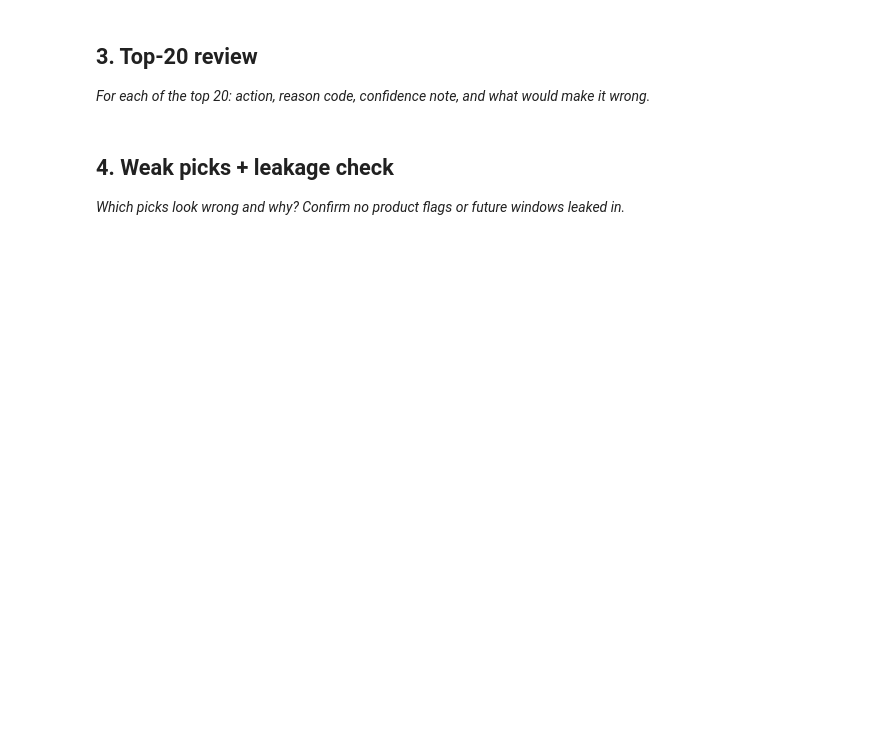
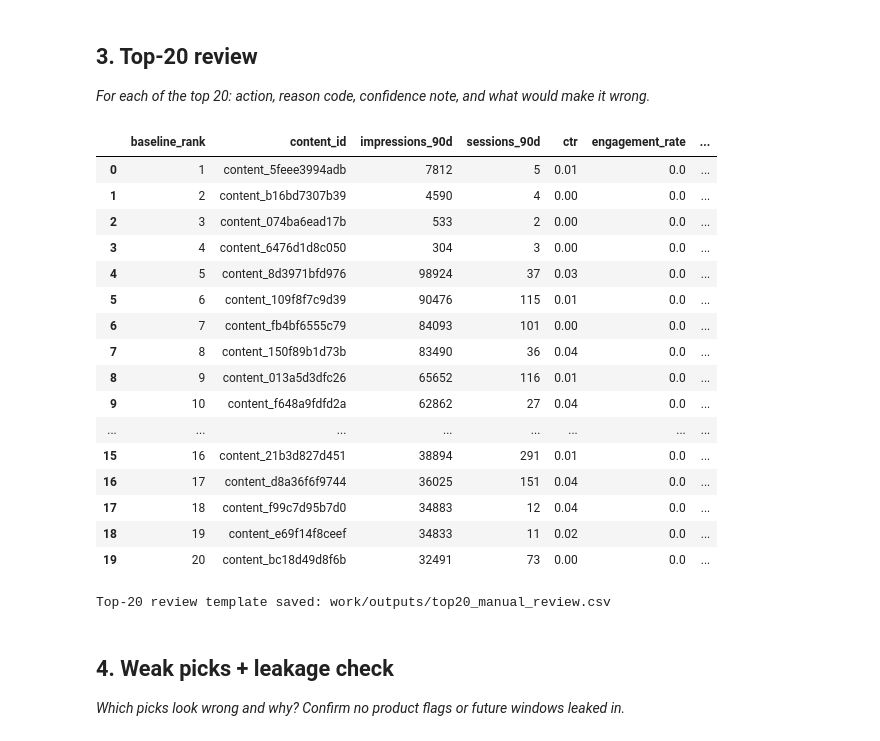
Before and after one commit to suyashverma0/flyrank-ml-workspace2, a Jupyter notebook: work/notebooks/w04_baseline_score.ipynb, the cells around one changed output. Saved outputs shown, nothing was run; the diff lists cells and outputs as text; code cells hidden in the pictures; blank space fills up the shorter version.

```diff
--- a/work/notebooks/w04_baseline_score.ipynb
+++ b/work/notebooks/w04_baseline_score.ipynb
@@ -237,6 +305,39 @@ FileNotFoundError: Starter CSV not found. Make sure the repository is cloned and
 # %%
 # This cell is for CODE (numbers, a query, a check).
 # Write your text answer in the cell ABOVE this one — typing sentences here breaks Run All.
+
+top20 = ranked.head(20).copy()
+
+# Create a manual review column for your observations.
+top20["manual_review_observation"] = ""
+top20["review_verdict"] = ""
+
+display(top20)
+
+# Save the Top-20 review template separately.
+top20_path = output_dir / "top20_manual_review.csv"
+top20.to_csv(top20_path, index=False)
+
+print("Top-20 review template saved:", top20_path)
+# %% [output]
+|  | baseline_rank | content_id | impressions_90d | sessions_90d | ctr | engagement_rate | ... |
+| 0 | 1 | content_5feee3994adb | 7812 | 5 | 0.01 | 0.0 | ... |
+| 1 | 2 | content_b16bd7307b39 | 4590 | 4 | 0.00 | 0.0 | ... |
+| 2 | 3 | content_074ba6ead17b | 533 | 2 | 0.00 | 0.0 | ... |
+| 3 | 4 | content_6476d1d8c050 | 304 | 3 | 0.00 | 0.0 | ... |
+| 4 | 5 | content_8d3971bfd976 | 98924 | 37 | 0.03 | 0.0 | ... |
+| 5 | 6 | content_109f8f7c9d39 | 90476 | 115 | 0.01 | 0.0 | ... |
+| 6 | 7 | content_fb4bf6555c79 | 84093 | 101 | 0.00 | 0.0 | ... |
+| 7 | 8 | content_150f89b1d73b | 83490 | 36 | 0.04 | 0.0 | ... |
+| 8 | 9 | content_013a5d3dfc26 | 65652 | 116 | 0.01 | 0.0 | ... |
+| 9 | 10 | content_f648a9fdfd2a | 62862 | 27 | 0.04 | 0.0 | ... |
+| ... | ... | ... | ... | ... | ... | ... | ... |
+| 15 | 16 | content_21b3d827d451 | 38894 | 291 | 0.01 | 0.0 | ... |
+| 16 | 17 | content_d8a36f6f9744 | 36025 | 151 | 0.04 | 0.0 | ... |
+| 17 | 18 | content_f99c7d95b7d0 | 34883 | 12 | 0.04 | 0.0 | ... |
+| 18 | 19 | content_e69f14f8ceef | 34833 | 11 | 0.02 | 0.0 | ... |
+| 19 | 20 | content_bc18d49d8f6b | 32491 | 73 | 0.00 | 0.0 | ... |
+Top-20 review template saved: work/outputs/top20_manual_review.csv
 # %% [markdown]
 ## 4. Weak picks + leakage check
 
```
Also changed, not shown: parts of 3 cells of this notebook.
